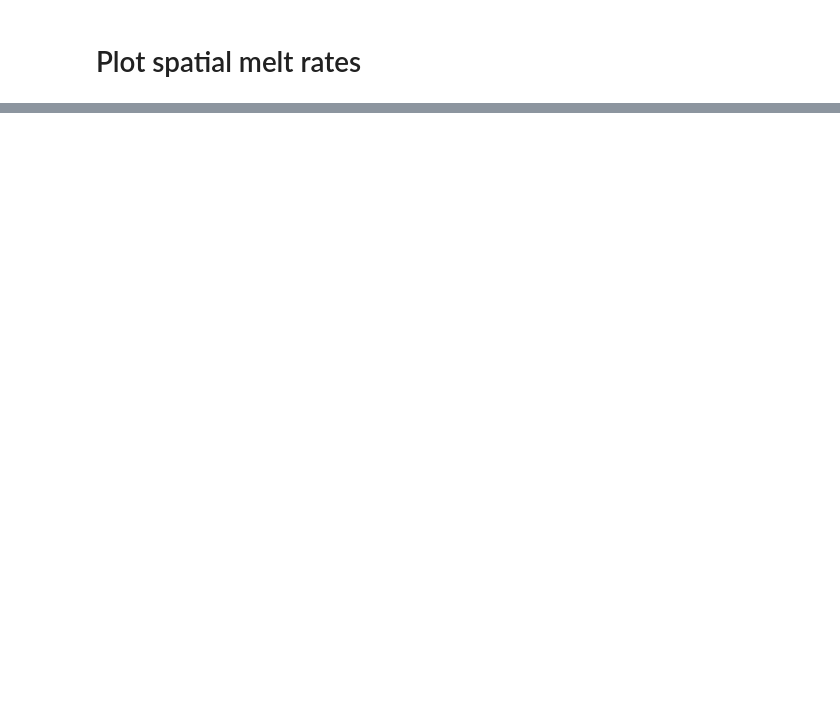
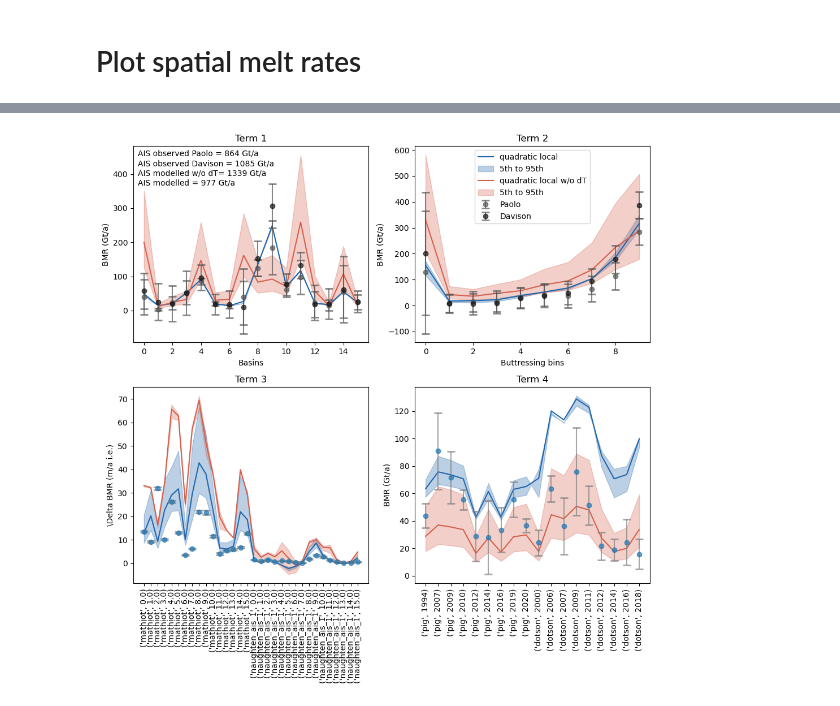
Before and after one commit to ismip/ismip7-antarctic-ocean-forcing, a Jupyter notebook: parameterisations/parameter_selection_quadratic_example.ipynb, the cells around one changed output, grey strips where cells are left out. Cells and saved outputs as stored; diff of their text form; code cells hidden in the pictures; blank space fills up the shorter version.

Commit message:
Update toolbox and quadratic example to include Davison melt rates, inlcuding also comments by Matt Trevers

```diff
--- a/parameterisations/parameter_selection_quadratic_example.ipynb
+++ b/parameterisations/parameter_selection_quadratic_example.ipynb
@@ -757,21 +882,14 @@ def apply_deltaT_to_dataset(model_names, optimal_deltaT_per_basin):
         print(model)
 
         number_of_basins = int(len(optimal_deltaT_per_basin))-1
-        try:
-            # for final path see above
-            ocean_modelling_data = xr.load_dataset(os.path.join(data_path,"parameterisations", "Ocean_Modelling_Data",model+"TF.nc"))
-        except:
-            # FIXME REMOVE THIS ONCE DATA IS FINALISED
-            ocean_modelling_data = xr.load_dataset("/media/NAS2/ISMIP7/Tocheck/output/"+model+"TF.nc")
+        ocean_modelling_data = xr.load_dataset(os.path.join(data_path, "ocean_modelling_data",model+"TF.nc"))
+
         # get thermal forcing at the ice shelf draft
         tf_draft_om = ocean_modelling_data.thermal_forcing.sel(z=bed['draft'], method='nearest')
         tf_draft_om = tf_draft_om.where(bed.floating_frac>0.5, np.nan) # mask everything outside of ice shelves
 
-        try:
-            ocean_modelling_data = xr.load_dataset(os.path.join(data_path,"parameterisations", "Ocean_Modelling_Data",model+"S.nc"))# get thermal forcing at the ice shelf draft
-        except:
-            # FIXME REMOVE THIS ONCE DATA IS FINALISED
-            ocean_modelling_data = xr.load_dataset("/media/NAS2/ISMIP7/Tocheck/output/"+model+"S.nc")
+        ocean_modelling_data = xr.load_dataset(os.path.join(data_path,"ocean_modelling_data",model+"S.nc"))# get thermal forcing at the ice shelf draft
+
         so_draft = salinity.so.sel(z=bed['draft'], method='nearest')
         S0 = so_draft.where(bed.floating_frac>0.5, np.nan) # mask everything outside of ice shelves
 
@@ -827,13 +964,13 @@ def apply_deltaT_to_obsterm(dataset, years, optimal_deltaT_per_basin):
     results = []
     for j,year in enumerate(years):
         print(year)
-        ocean_data = xr.load_dataset(os.path.join(data_path,"parameterisations", "Ocean_Observations_Data",dataset+"_tf_"+str(year)+".nc"))
+        ocean_data = xr.load_dataset(os.path.join(data_path, "ocean_observations_data",dataset+"_tf_"+str(year)+".nc"))
 
         # get thermal forcing at the ice shelf draft
         tf_draft_om = ocean_data.tf.sel(z=bed['draft'], method='nearest')
         tf_draft_om = tf_draft_om.where(bed.floating_frac>0.5, np.nan) # mask everything outside of ice shelves
 
-        salinity = xr.load_dataset(os.path.join(data_path,"parameterisations", "Ocean_Observations_Data",dataset+"_so_"+str(year)+".nc"))
+        salinity = xr.load_dataset(os.path.join(data_path,"ocean_observations_data",dataset+"_so_"+str(year)+".nc"))
         # get thermal forcing at the ice shelf draft
         so_draft = salinity.so.sel(z=bed['draft'], method='nearest')
         S0 = so_draft.where(bed.floating_frac>0.5, np.nan) # mask everything outside of ice shelves
@@ -900,18 +1057,18 @@ color_wcorrection = "#2166AC"
 ax = axes.flatten()[0]
 
 t1_model_ndT_05, t1_obs_mean_ndT, t1_obs_sigma_ndT = calculate_term1(
-    pd_ensemble.sel(p1=K05,p2=1, method='nearest'), mask_m, basins_m.basins, nBasins, cvt_m, MeltDataImbie)
+    pd_ensemble.sel(p1=K05,p2=1, method='nearest'), mask_m, basins_m.basins, nBasins, cvt_m, MeltDataImbieP, MeltDataImbieD)
 t1_model_ndT_50, _, _ = calculate_term1(
-    pd_ensemble.sel(p1=K50,p2=1, method='nearest'), mask_m, basins_m.basins, nBasins, cvt_m, MeltDataImbie)
+    pd_ensemble.sel(p1=K50,p2=1, method='nearest'), mask_m, basins_m.basins, nBasins, cvt_m, MeltDataImbieP, MeltDataImbieD)
 t1_model_ndT_95,  _, _ = calculate_term1(
-    pd_ensemble.sel(p1=K95,p2=1, method='nearest'), mask_m, basins_m.basins, nBasins, cvt_m, MeltDataImbie)
+    pd_ensemble.sel(p1=K95,p2=1, method='nearest'), mask_m, basins_m.basins, nBasins, cvt_m, MeltDataImbieP, MeltDataImbieD)
 
 t1_model_p05,_, _ = calculate_term1(
-    result.isel(K=0), mask_m, basins_m.basins, nBasins, cvt_m, MeltDataImbie)
+    result.isel(K=0), mask_m, basins_m.basins, nBasins, cvt_m, MeltDataImbieP, MeltDataImbieD)
 t1_model_p50,_, _ = calculate_term1(
-    result.isel(K=1), mask_m, basins_m.basins, nBasins, cvt_m, MeltDataImbie)
+    result.isel(K=1), mask_m, basins_m.basins, nBasins, cvt_m, MeltDataImbieP, MeltDataImbieD)
 t1_model_p95,_, _ = calculate_term1(
-    result.isel(K=2), mask_m, basins_m.basins, nBasins, cvt_m, MeltDataImbie)
+    result.isel(K=2), mask_m, basins_m.basins, nBasins, cvt_m, MeltDataImbieP, MeltDataImbieD)
 
 ax.plot(range(nBasins+1),t1_model_p50 , label='quadratic local', color=color_wcorrection)
 ax.fill_between(range(nBasins+1),t1_model_p05, t1_model_p95, color=color_wcorrection, alpha=0.3, label='5th to 95th')
@@ -920,14 +1077,18 @@ ax.plot(range(nBasins+1),t1_model_ndT_50 , label='quadratic local w/o dT', color
 ax.fill_between(range(nBasins+1),t1_model_ndT_05, t1_model_ndT_95, color=color_wocorrection, alpha=0.3, label='5th to 95th')
 
 
-ax.errorbar(range(nBasins+1), t1_obs_mean, xerr=None, yerr=t1_obs_sigma,
+ax.errorbar(range(nBasins+1), t1_obs_mean.sel(source='paolo'), xerr=None, yerr=t1_obs_sigma.sel(source='paolo'),
              fmt='o', capsize=5, capthick=2, color="#555555",
-             ecolor="#555555", alpha=0.7, label='target')
+             ecolor="#555555", alpha=0.7, label='Paolo')
+ax.errorbar(range(nBasins+1), t1_obs_mean.sel(source='davison'), xerr=None, yerr=t1_obs_sigma.sel(source='davison'),
+             fmt='o', capsize=5, capthick=2, color="#111111",
+             ecolor="#555555", alpha=0.7, label='Davison')
 ax.set_ylabel('BMR (Gt/a)')
 ax.set_xlabel('Basins')
-ax.text(0.02, 0.95, 'AIS observed = '+str(int(np.sum(t1_obs_mean_p)))+' Gt/a' , transform=ax.transAxes,)
-ax.text(0.02, 0.90, 'AIS modelled w/o dT= '+str(int(np.sum(t1_model_ndT_50).values))+' Gt/a' ,transform=ax.transAxes,)
-ax.text(0.02, 0.85, 'AIS modelled = '+str(int(np.sum(t1_model_p50).values))+' Gt/a' ,transform=ax.transAxes)
+ax.text(0.02, 0.95, 'AIS observed Paolo = '+str(int(np.sum(t1_obs_mean.sel(source='paolo') )))+' Gt/a' , transform=ax.transAxes,)
+ax.text(0.02, 0.90, 'AIS observed Davison = '+str(int(np.sum(t1_obs_mean.sel(source='davison') )))+' Gt/a' , transform=ax.transAxes,)
+ax.text(0.02, 0.85, 'AIS modelled w/o dT= '+str(int(np.sum(t1_model_ndT_50).values))+' Gt/a' ,transform=ax.transAxes,)
+ax.text(0.02, 0.80, 'AIS modelled = '+str(int(np.sum(t1_model_p50).values))+' Gt/a' ,transform=ax.transAxes)
 
 
 #ax.legend()
@@ -950,16 +1111,19 @@ t2_model_p50, _, _ = calculate_term2(
 t2_model_p95, _, _ = calculate_term2(
     result.isel(K=2),mask_m,bfrn_m,cvt_m,buttressing_target)
 
-ax.plot(range(len(t2_model.BFRN_bins)),t2_model_p , label='quadratic local', color=color_wcorrection)
+ax.plot(range(len(t2_model.BFRN_bins)),t2_model_p50 , label='quadratic local', color=color_wcorrection)
 ax.fill_between(range(len(t2_model.BFRN_bins)),t2_model_p05, t2_model_p95, color=color_wcorrection, alpha=0.3, label='5th to 95th')
 
-ax.plot(range(len(t2_model.BFRN_bins)),t2_model_ndT , label='quadratic local w/o dT', color=color_wocorrection)
+ax.plot(range(len(t2_model.BFRN_bins)),t2_model_ndT_50 , label='quadratic local w/o dT', color=color_wocorrection)
 ax.fill_between(range(len(t2_model.BFRN_bins)),t2_model_ndT_05, t2_model_ndT_95, color=color_wocorrection, alpha=0.3, label='5th to 95th')
 
 
-ax.errorbar(range(len(t2_model.BFRN_bins)), t2_obs_mean, xerr=None, yerr=t2_obs_sigma,
-             fmt='o', capsize=5, capthick=2,
-             ecolor='gray', alpha=0.7, label='target')
+ax.errorbar(range(len(t2_model.BFRN_bins)), t2_obs_mean.sel(source='paolo'), xerr=None, yerr=t2_obs_sigma.sel(source='paolo'),
+             fmt='o', capsize=5, capthick=2,color="#555555",
+             ecolor='#555555', alpha=0.7, label='Paolo')
+ax.errorbar(range(len(t2_model.BFRN_bins)), t2_obs_mean.sel(source='davison'), xerr=None, yerr=t2_obs_sigma.sel(source='davison'),
+             fmt='o', capsize=5, capthick=2,color="#111111",
+             ecolor='#555555', alpha=0.7, label='Davison')
 ax.set_ylabel('BMR (Gt/a)')
 ax.set_xlabel('Buttressing bins')
 ax.legend()
@@ -1000,14 +1164,14 @@ ax.plot(range(len(t3_stack_ndT_50.modelbasin)),
 ax.fill_between(range(len(t3_stack_ndT_50.modelbasin)),t3_stack_ndT_05/ice_density, t3_stack_ndT_95/ice_density, color=color_wocorrection, alpha=0.3, label='5th to 95th')
 
 
-ax.errorbar(range(len(t3_stack_ndT.modelbasin)),
+ax.errorbar(range(len(t3_stack_ndT_50.modelbasin)),
             t3_obs_mean_ndT.sel(model=['mathiot','naughten_ais_1'] ).stack(modelbasin=('model','basins')).dropna(dim='modelbasin')/ice_density,
             xerr=None, yerr=t3_obs_sigma_ndT.sel(model=['mathiot','naughten_ais_1'] ).stack(modelbasin=('model','basins')).dropna(dim='modelbasin')/ice_density,
              fmt='o', capsize=5, capthick=2,
              ecolor='gray', alpha=0.7, label='target')
 ax.set_ylabel('\Delta BMR (m/a i.e.)')
-ax.set_xticks(range(len(t3_stack.modelbasin)))
-ax.set_xticklabels(t3_stack.modelbasin.values, rotation=90)
+ax.set_xticks(range(len(t3_stack_50.modelbasin)))
+ax.set_xticklabels(t3_stack_50.modelbasin.values, rotation=90)
 ax.set_title('Term 3')
 #ax.legend()
 
@@ -1036,33 +1200,35 @@ ds_flat_ndT_50 = t4_model_ndT_50.stack(region_year=("region", "year")).dropna(di
 ds_flat_ndT_95 = t4_model_ndT_95.stack(region_year=("region", "year")).dropna(dim='region_year')
 
 ds_flat_05 = t4_model_p05.stack(region_year=("region", "year")).dropna(dim='region_year')
 ds_flat_50 = t4_model_p50.stack(region_year=("region", "year")).dropna(dim='region_year')
 ds_flat_95 = t4_model_p95.stack(region_year=("region", "year")).dropna(dim='region_year')
 
 ax.plot(range(len(ds_flat_50.year)),ds_flat_50.values , label='quadratic local', color=color_wcorrection)
 ax.fill_between(range(len(ds_flat_50.year)),ds_flat_05.values, ds_flat_95.values, color=color_wcorrection, alpha=0.3, label='5th to 95th')
 
 ax.plot(range(len(ds_flat_ndT_50.year)),ds_flat_ndT_50.values , label='quadratic local w/o dT', color=color_wocorrection)
 ax.fill_between(range(len(ds_flat_ndT_50.year)),ds_flat_ndT_05.values, ds_flat_ndT_95.values, color=color_wocorrection, alpha=0.3, label='5th to 95th')
 
 
-ax.errorbar(range(len(ds_flat.year)),
+ax.errorbar(range(len(ds_flat_50.year)),
             t4_obs_mean.stack(region_year=('region','year')).dropna(dim='region_year'),
             xerr=None,
             yerr=t4_obs_sigma.stack(region_year=('region','year')).dropna(dim='region_year'),
              fmt='o', capsize=5, capthick=2,
              ecolor='gray', alpha=0.7, label='target')
 ax.set_ylabel('BMR (Gt/a)')
-ax.set_xticks(range(len(ds_flat.region_year)))
-ax.set_xticklabels(ds_flat.region_year.values, rotation=90)
+ax.set_xticks(range(len(ds_flat_50.region_year)))
+ax.set_xticklabels(ds_flat_50.region_year.values, rotation=90)
 ax.set_title('Term 4')
 #ax.legend()
 
 # Add overall title
 #fig.suptitle('K='+str(K), fontsize=16)
 
 plt.tight_layout()
 
 plt.savefig(os.path.join(figure_dir,'Optimise_quadratic_allK_Terms.png'))
 
 plt.show()
+# %% [output]
+[figure, added]
```
Also changed, not shown: parts of 40 cells of this notebook, 1 other file.
